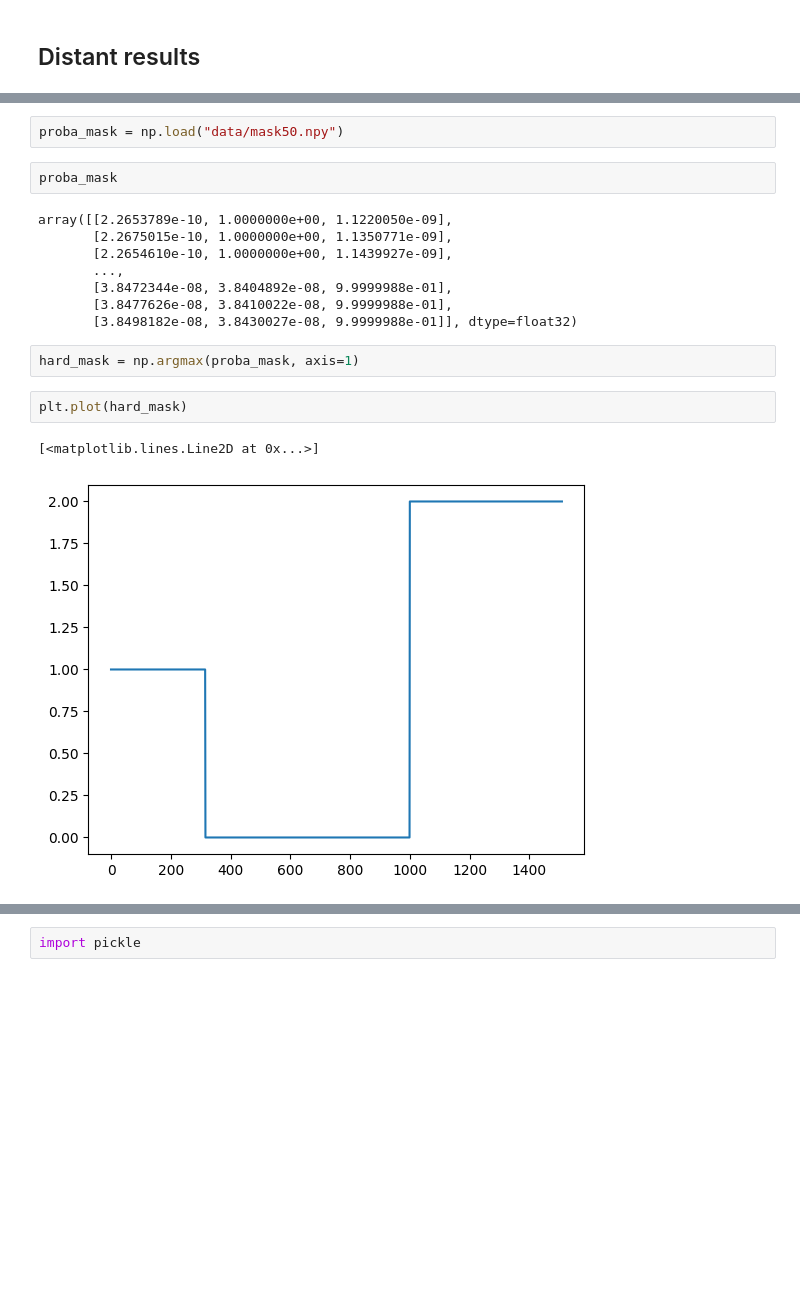
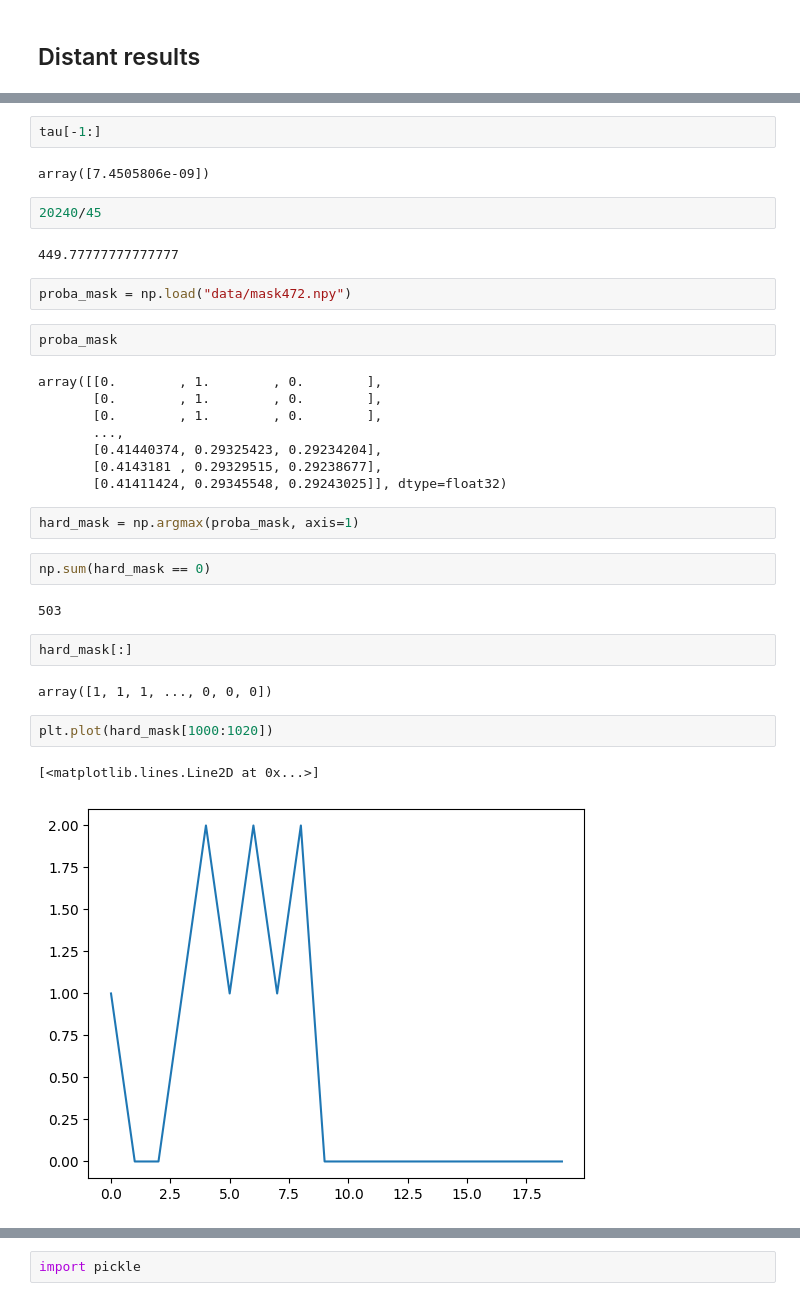
Before and after one commit to Gabriel-Ducrocq/segmentationCryoEM, a Jupyter notebook: Untitled.ipynb, the cells around one changed output, grey strips where cells are left out. Cells and saved outputs as stored; diff of their text form; blank space fills up the shorter version.

```diff
--- a/Untitled.ipynb
+++ b/Untitled.ipynb
@@ -276,22 +288,38 @@ plt.plot(losses_train[:])
+# %%
+tau[-1:]
+# %% [output]
+array([7.4505806e-09])
+# %%
+20240/45
+# %% [output]
+449.77777777777777
 # %%
-proba_mask = np.load("data/mask50.npy")
+proba_mask = np.load("data/mask472.npy")
 # %%
 proba_mask
 # %% [output]
-array([[2.2653789e-10, 1.0000000e+00, 1.1220050e-09],
-       [2.2675015e-10, 1.0000000e+00, 1.1350771e-09],
-       [2.2654610e-10, 1.0000000e+00, 1.1439927e-09],
+array([[0.        , 1.        , 0.        ],
+       [0.        , 1.        , 0.        ],
+       [0.        , 1.        , 0.        ],
        ...,
-       [3.8472344e-08, 3.8404892e-08, 9.9999988e-01],
-       [3.8477626e-08, 3.8410022e-08, 9.9999988e-01],
-       [3.8498182e-08, 3.8430027e-08, 9.9999988e-01]], dtype=float32)
+       [0.41440374, 0.29325423, 0.29234204],
+       [0.4143181 , 0.29329515, 0.29238677],
+       [0.41411424, 0.29345548, 0.29243025]], dtype=float32)
 # %%
 hard_mask = np.argmax(proba_mask, axis=1)
+# %%
+np.sum(hard_mask == 0)
+# %% [output]
+503
+# %%
+hard_mask[:]
+# %% [output]
+array([1, 1, 1, ..., 0, 0, 0])
 # %%
-plt.plot(hard_mask)
+plt.plot(hard_mask[1000:1020])
 # %% [output]
 [<matplotlib.lines.Line2D at 0x...>]
-[figure, old version]
+[figure, new version]
 # %%
 sum(hard_mask == 1)
 # %% [output]
```
Also changed, not shown: parts of 13 cells of this notebook, 12 other files.
